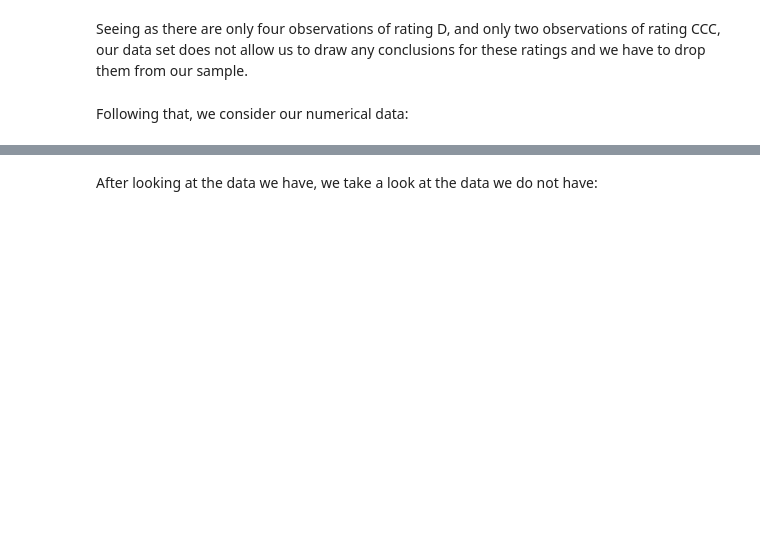
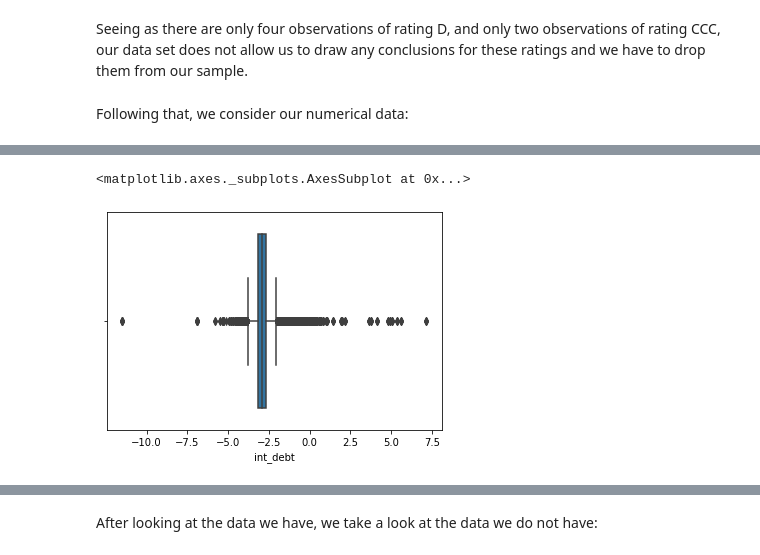
Before and after one commit to john-donnelly-1/ML-Group-3, a Jupyter notebook: current code doc.ipynb, the cells around one changed output, grey strips where cells are left out. Drawn from its saved outputs; the diff is of its cells as text; code cells hidden in the pictures; blank space fills up the shorter version.

```diff
--- a/current code doc.ipynb
+++ b/current code doc.ipynb
@@ -16,6 +16,7 @@ dat1.columns = ['gvkey','linktype','permno','permco','linkdt','linkenddt','conm'
 #the duplicates in the key data set are removed, so that pd.merge() will work
 dat1 = dat1.set_index('permno')
 dat1 = dat1[~dat1.index.duplicated(keep='first')]
+dat1.reset_index(level=0, inplace=True)   #The permnos are converted back to a normal variable, otherwise an error can occur when merging on permno
 # %%
 #the variable datadate is renamed public_date and both are transformed to the same format, so
 # that pd.merge()recognises them as one and the same
@@ -161,8 +141,8 @@ sns.boxplot(x = 'int_debt', data = dat)
 # %%
-def safe_ln(x):
-    logint_debt = np.log(dat.loc[:, 'int_debt'])
-    logint_debt = 0
-    return logint_debt
+logint_debt = np.log(dat.loc[:, 'int_debt']+0.00001)
 sns.boxplot(x = logint_debt)
+# %% [output]
+<matplotlib.axes._subplots.AxesSubplot at 0x...>
+[figure, added]
 # %%
 sns.boxplot(x = 'int_totdebt', data = dat)
```
Also changed, not shown: parts of 95 cells of this notebook.
